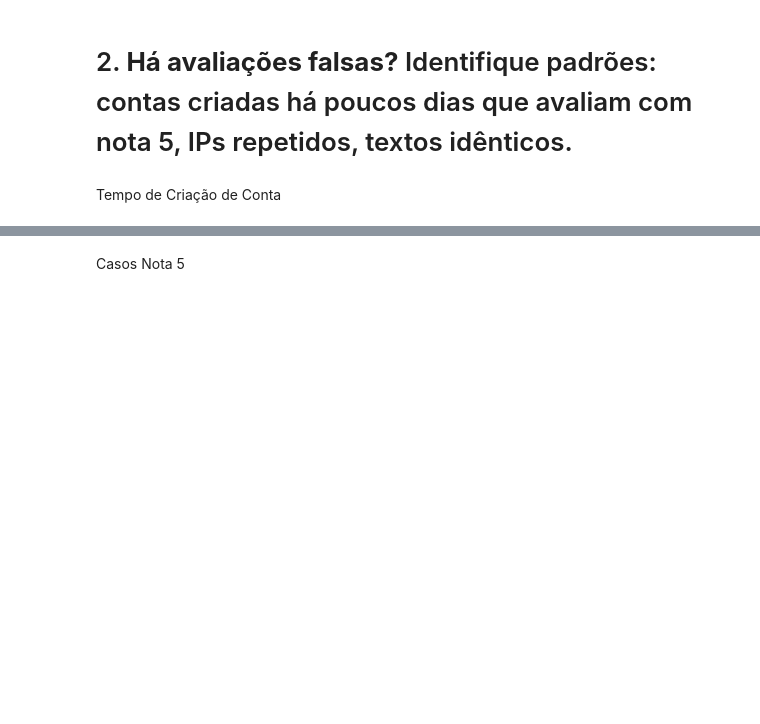
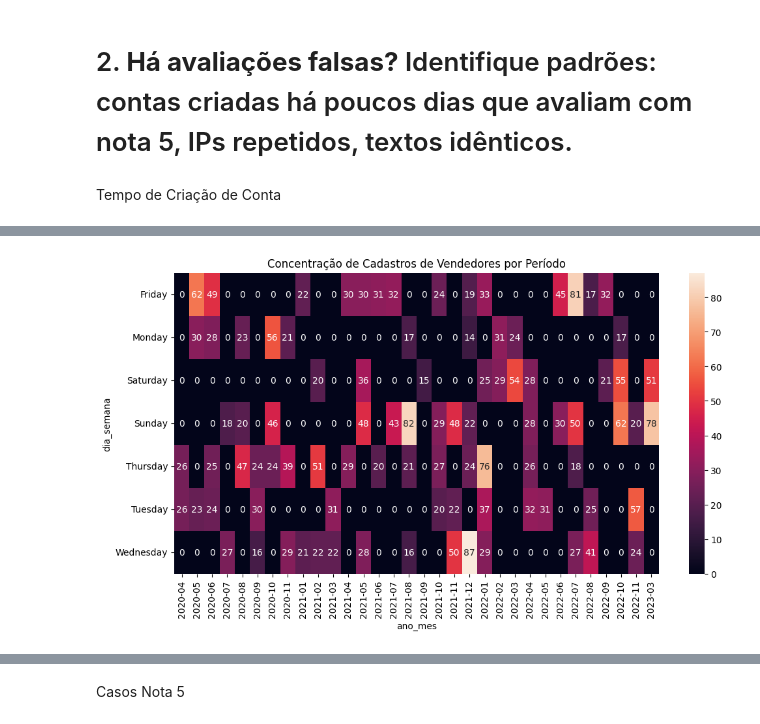
Before and after one commit to AlexDcoder/Opera-o-Marketplace-Fraude-em-E-commerce, a Jupyter notebook: notebooks/base_comparativo.ipynb, the cells around one changed output, grey strips where cells are left out. Saved outputs shown, nothing was run; the diff lists cells and outputs as text; code cells hidden in the pictures; blank space fills up the shorter version.

```diff
--- a/notebooks/base_comparativo.ipynb
+++ b/notebooks/base_comparativo.ipynb
@@ -92,0 +134,10 @@ df_avl_suspeitas['texto_avaliacao'] = df_avl_suspeitas['texto_avaliacao'].fillna
+# %%
+dup_aval_id = df_avl_suspeitas.duplicated(subset=['avaliacao_id']).sum()
+dup_aval_multi = df_avl_suspeitas.duplicated(subset=['vendedor_id', 'comprador_id', 'data_avaliacao']).sum()
+print('AVALIAÇÕES SUSPEITAS')
+print(f'  Linhas duplicadas por avaliacao_id: {dup_aval_id}')
+print(f'  Linhas duplicadas por (vendedor_id, comprador_id, data_avaliacao): {dup_aval_multi}')
+if dup_aval_id > 0:
+    n_antes = len(df_avl_suspeitas)
+    df_avl_suspeitas = df_avl_suspeitas.drop_duplicates(subset=['avaliacao_id'], keep='first')
+    print(f'  -> Removidas {n_antes - len(df_avl_suspeitas)} duplicatas por avaliacao_id. Total de linhas: {len(df_avl_suspeitas)}')
@@ -230,0 +411,19 @@ df_avl_suspeitas_info['tempo_criacao_conta'] = (
+# %%
+df_avl_suspeitas_info['ano_mes'] = df_avl_suspeitas_info['_data_cadastro_dt'].dt.to_period('M')
+df_avl_suspeitas_info['dia_semana'] = df_avl_suspeitas_info['_data_cadastro_dt'].dt.day_name()
+
+pivot_cluster = df_avl_suspeitas_info.pivot_table(
+    index='dia_semana',
+    columns='ano_mes',
+    values='vendedor_id',
+    aggfunc='count'
+).fillna(0)
+
+plt.figure(figsize=(12, 6))
+sns.heatmap(pivot_cluster, annot=True)
+plt.title('Concentração de Cadastros de Vendedores por Período')
+plt.show()
+picos_mes = df_avl_suspeitas_info.groupby('ano_mes').size()
+meses_suspeitos = picos_mes[picos_mes > 50].index
+# %% [output]
+[figure, added]
```
Also changed, not shown: parts of 55 cells of this notebook, 1 other file.
